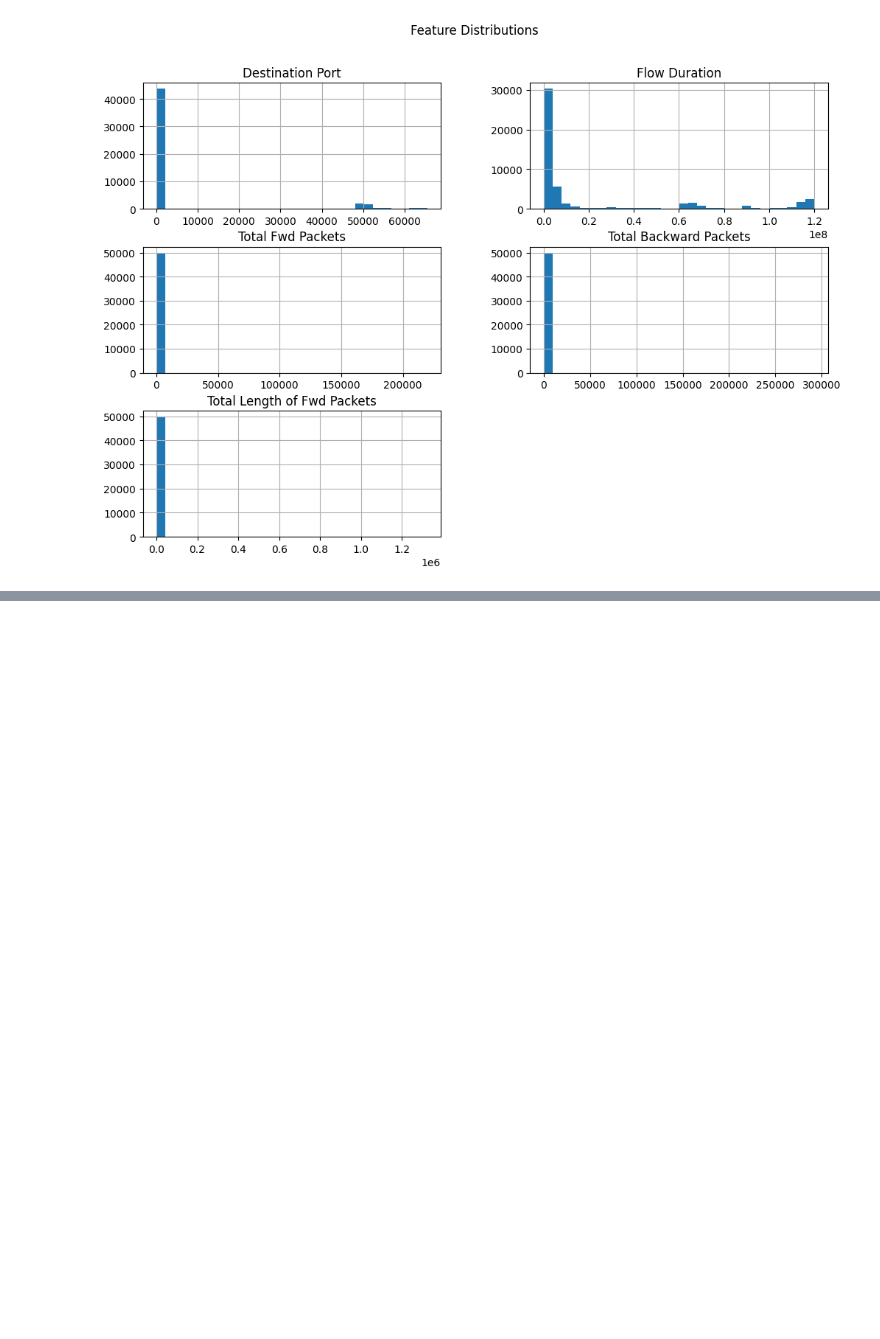
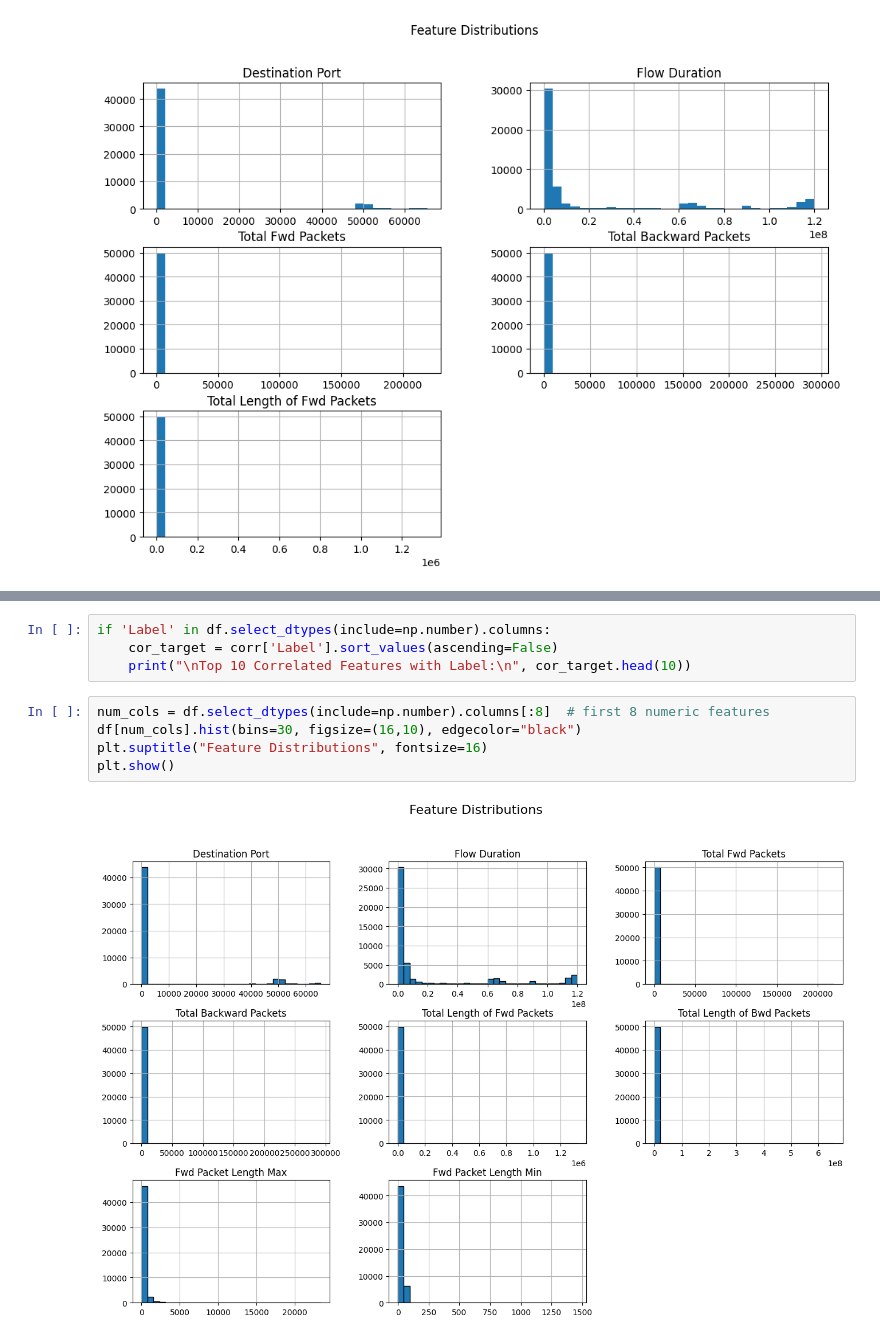
Before and after one commit to 27Naman2004/AI-Powered-Cyber-Threat-Detection-Dashboard, a Jupyter notebook: dataScience/eda/eda.ipynb, the cells around one changed output, grey strips where cells are left out. Drawn from its saved outputs; the diff is of its cells as text; blank space fills up the shorter version.

```diff
--- a/dataScience/eda/eda.ipynb
+++ b/dataScience/eda/eda.ipynb
@@ -66,0 +89,11 @@ plt.show()
+# %%
+if 'Label' in df.select_dtypes(include=np.number).columns:
+    cor_target = corr['Label'].sort_values(ascending=False)
+    print("\nTop 10 Correlated Features with Label:\n", cor_target.head(10))
+# %%
+num_cols = df.select_dtypes(include=np.number).columns[:8]  # first 8 numeric features
+df[num_cols].hist(bins=30, figsize=(16,10), edgecolor="black")
+plt.suptitle("Feature Distributions", fontsize=16)
+plt.show()
+# %% [output]
+[figure, added]
```
Also changed, not shown: parts of 4 cells of this notebook, 5 other files.
